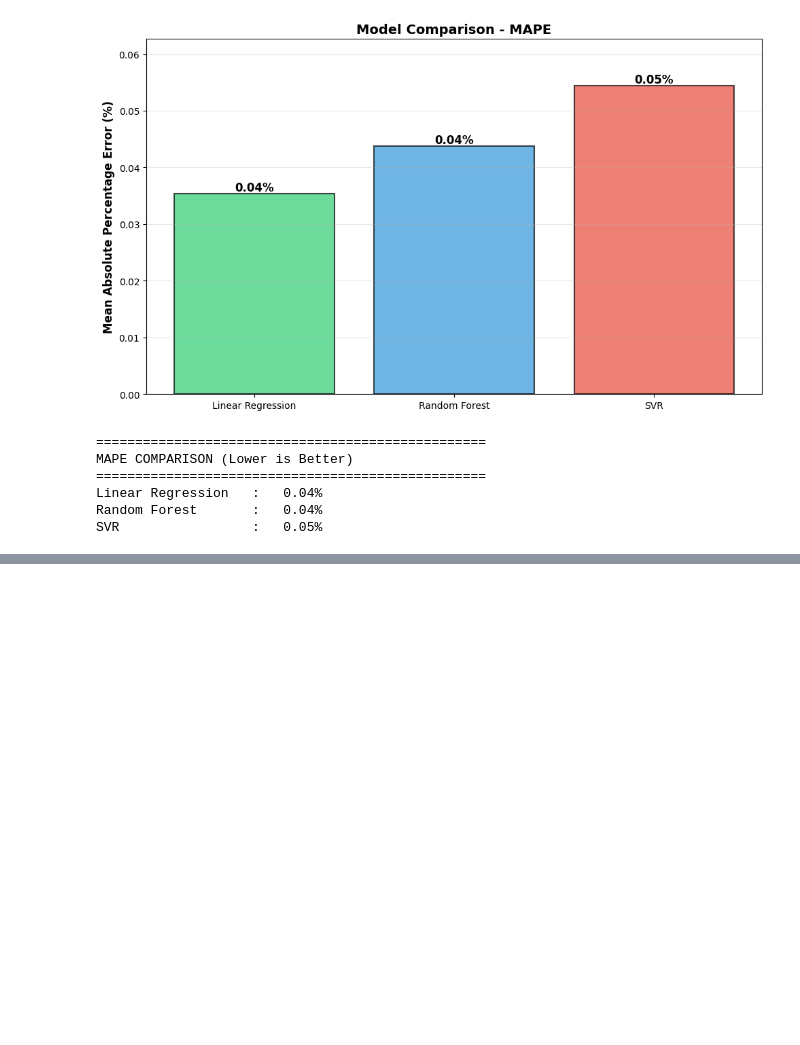
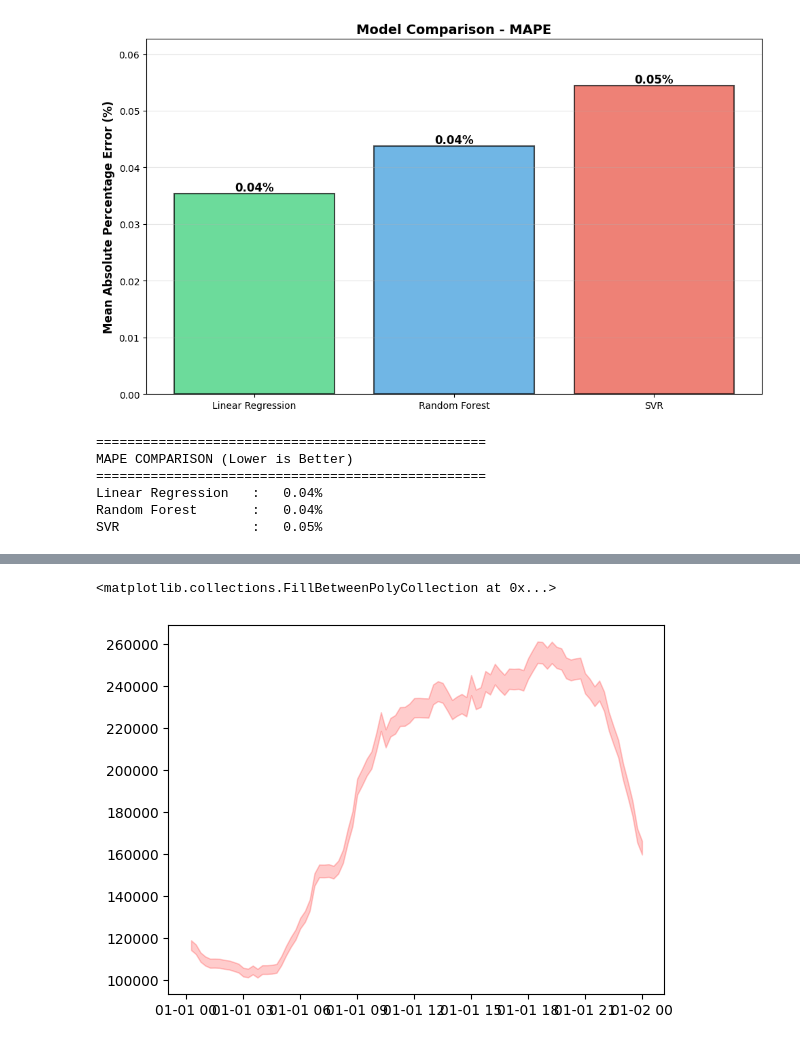
Before and after one commit to shivanand586/smart_grid_load_forecasting, a Jupyter notebook: Untitled-1.ipynb, the cells around one changed output, grey strips where cells are left out. Drawn from its saved outputs; the diff is of its cells as text; code cells hidden in the pictures; blank space fills up the shorter version.

```diff
--- a/Untitled-1.ipynb
+++ b/Untitled-1.ipynb
@@ -394,0 +404,28 @@ SVR                 :   0.05%
+# %%
+future_predictions = []
+current_data = df_processed.copy()
+
+for date in future_dates:
+
+    new_row = {}
+
+    # Time features
+    new_row['hour'] = date.hour
+    new_row['day'] = date.dayofweek
+    new_row['month'] = date.month
+    new_row['is_weekend'] = int(date.dayofweek >= 5)
+
+    # Lag features
+    new_row['lag_1'] = current_data['load'].iloc[-1]
+    new_row['lag_24'] = current_data['load'].iloc[-24]
+
+    # Predict
+    X_new = pd.DataFrame([new_row])
+    y_pred = rf.predict(X_new)[0]
+
+    future_predictions.append(y_pred)
+
+    # Append back
+    new_row['load'] = y_pred
+    new_row_df = pd.DataFrame([new_row], index=[date])
+    current_data = pd.concat([current_data, new_row_df])
@@ -394,0 +469,14 @@ SVR                 :   0.05%
+# %%
+import numpy as np
+
+# Assume ~2% uncertainty (you can justify this)
+uncertainty = 0.02
+
+upper = future_df['predicted_load'] * (1 + uncertainty)
+lower = future_df['predicted_load'] * (1 - uncertainty)
+
+plt.fill_between(future_df.index, lower, upper,
+                 color='red', alpha=0.2, label='Confidence Interval')
+# %% [output]
+<matplotlib.collections.FillBetweenPolyCollection at 0x...>
+[figure, added]
```
Also changed, not shown: parts of 5 cells of this notebook.
